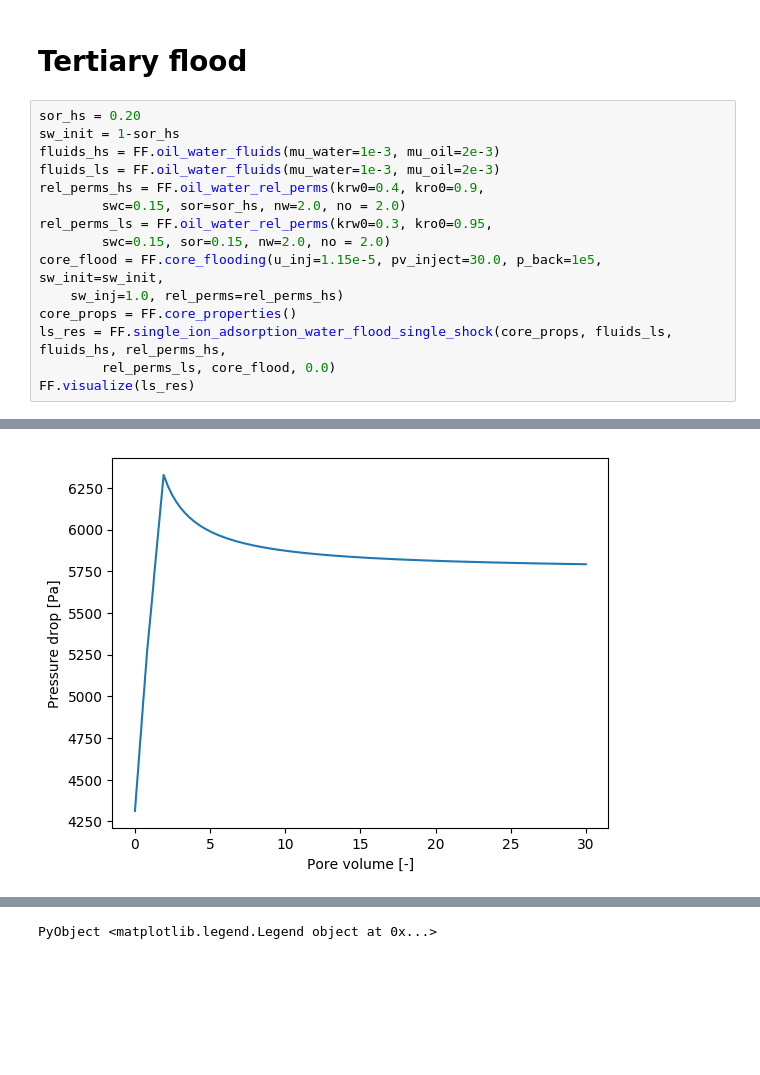
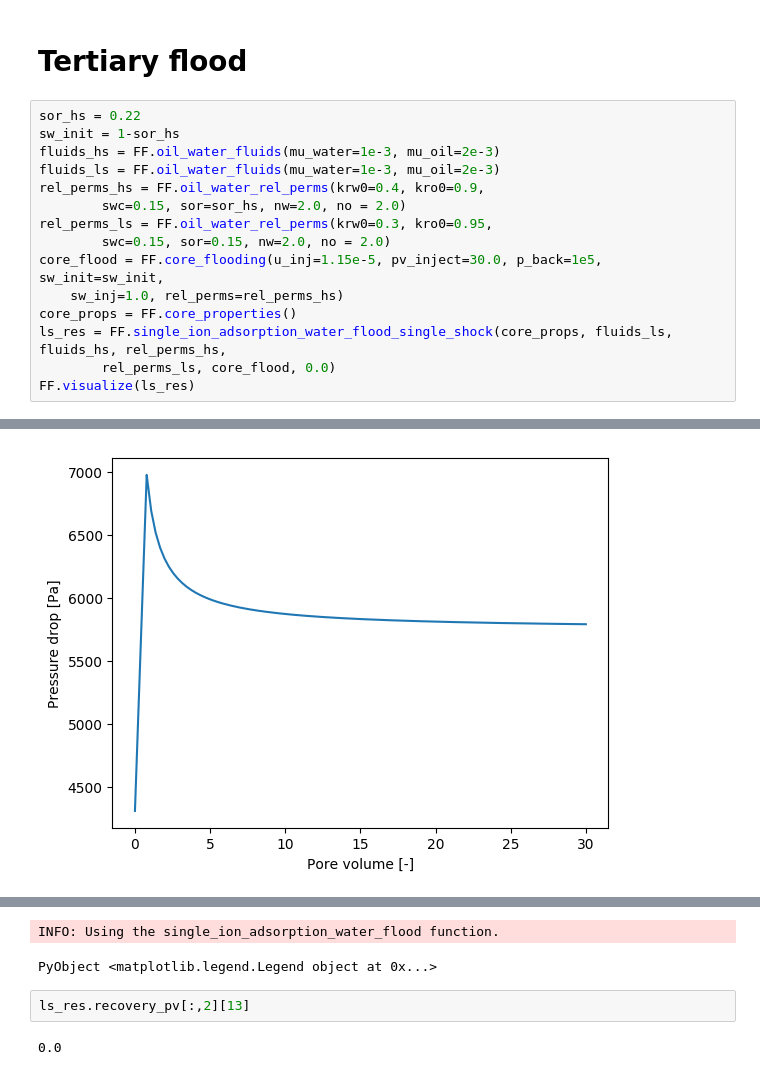
Before and after one commit to simulkade/peteng, a Jupyter notebook: analytical/notebooks/low_sal_fractional_flow_test.ipynb, the cells around one changed output, grey strips where cells are left out. Drawn from its saved outputs; the diff is of its cells as text; blank space fills up the shorter version.

```diff
--- a/analytical/notebooks/low_sal_fractional_flow_test.ipynb
+++ b/analytical/notebooks/low_sal_fractional_flow_test.ipynb
@@ -37,7 +37,7 @@ plot(ls_res.dp_time[:,1], ls_res.dp_time[:,2], "o")
 # %% [markdown]
 # Tertiary flood
 # %%
-sor_hs = 0.20
+sor_hs = 0.22
 sw_init = 1-sor_hs
 fluids_hs = FF.oil_water_fluids(mu_water=1e-3, mu_oil=2e-3)
 fluids_ls = FF.oil_water_fluids(mu_water=1e-3, mu_oil=2e-3)
@@ -57 +57 @@ FF.visualize(ls_res)
-[figure, old version]
+[figure, new version]
@@ -59 +59,6 @@ FF.visualize(ls_res)
-PyObject <matplotlib.legend.Legend object at 0x...>
+INFO: Using the single_ion_adsorption_water_flood function.
+PyObject <matplotlib.legend.Legend object at 0x...>
+# %%
+ls_res.recovery_pv[:,2][13]
+# %% [output]
+0.0
```
Also changed, not shown: parts of 5 cells of this notebook, 4 other files.
